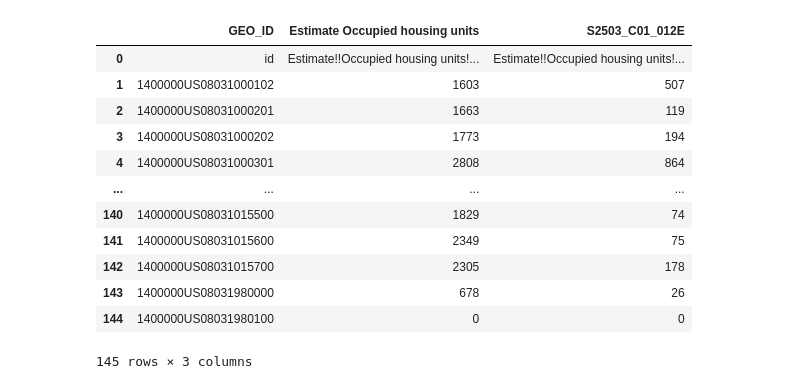
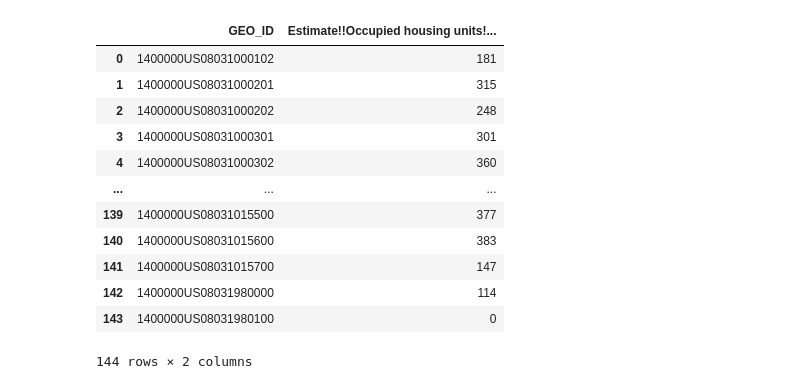
Before and after one commit to LinzStearns/CO_real_estate, a Jupyter notebook: 2019 income.ipynb, the cells around one changed output. Cells and saved outputs as stored; diff of their text form; code cells hidden in the pictures.

```diff
--- a/2019 income.ipynb
+++ b/2019 income.ipynb
@@ -74,18 +75,18 @@ income_df150
-# %%
-# Keep columns: income greater than 150K
-income_df_greaterthan150  = income_df.filter(['GEO_ID','Estimate Occupied housing units','S2503_C01_012E'])
-income_df_greaterthan150
-# %% [output]
-|  | GEO_ID | Estimate Occupied housing units | S2503_C01_012E |
-| 0 | id | Estimate!!Occupied housing units!... | Estimate!!Occupied housing units!... |
-| 1 | 1400000US08031000102 | 1603 | 507 |
-| 2 | 1400000US08031000201 | 1663 | 119 |
-| 3 | 1400000US08031000202 | 1773 | 194 |
-| 4 | 1400000US08031000301 | 2808 | 864 |
-| ... | ... | ... | ... |
-| 140 | 1400000US08031015500 | 1829 | 74 |
-| 141 | 1400000US08031015600 | 2349 | 75 |
-| 142 | 1400000US08031015700 | 2305 | 178 |
-| 143 | 1400000US08031980000 | 678 | 26 |
-| 144 | 1400000US08031980100 | 0 | 0 |
-145 rows × 3 columns
+# %%
+# Keep columns: income greater than 75K, less than 100K
+income_df_greaterthan75  = income_df.filter(['GEO_ID','Estimate!!Occupied housing units!!Occupied housing units!!HOUSEHOLD INCOME IN THE PAST 12 MONTHS (IN 2019 INFLATION-ADJUSTED DOLLARS)!!$75,000 to $99,999'])
+income_df_greaterthan75
+# %% [output]
+|  | GEO_ID | Estimate!!Occupied housing units!... |
+| 0 | 1400000US08031000102 | 181 |
+| 1 | 1400000US08031000201 | 315 |
+| 2 | 1400000US08031000202 | 248 |
+| 3 | 1400000US08031000301 | 301 |
+| 4 | 1400000US08031000302 | 360 |
+| ... | ... | ... |
+| 139 | 1400000US08031015500 | 377 |
+| 140 | 1400000US08031015600 | 383 |
+| 141 | 1400000US08031015700 | 147 |
+| 142 | 1400000US08031980000 | 114 |
+| 143 | 1400000US08031980100 | 0 |
+144 rows × 2 columns
```
Also changed, not shown: parts of 10 cells of this notebook, 42 other files.
